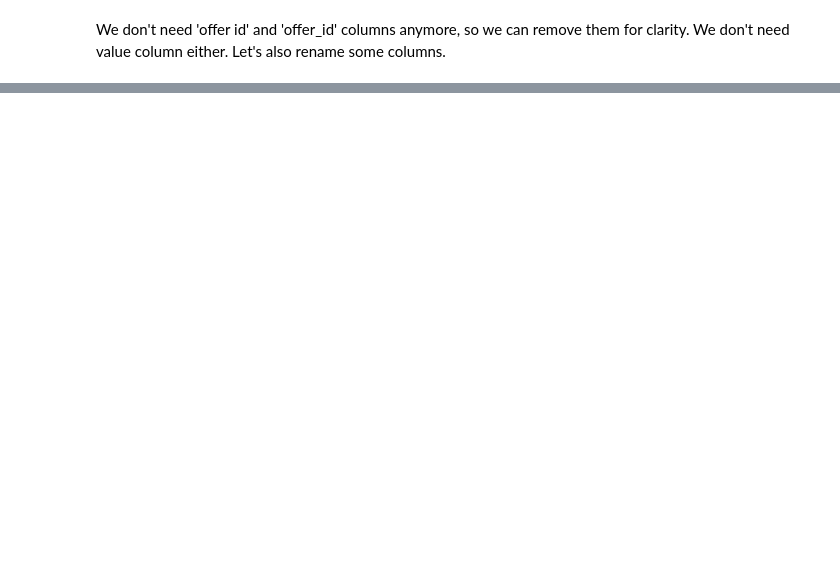
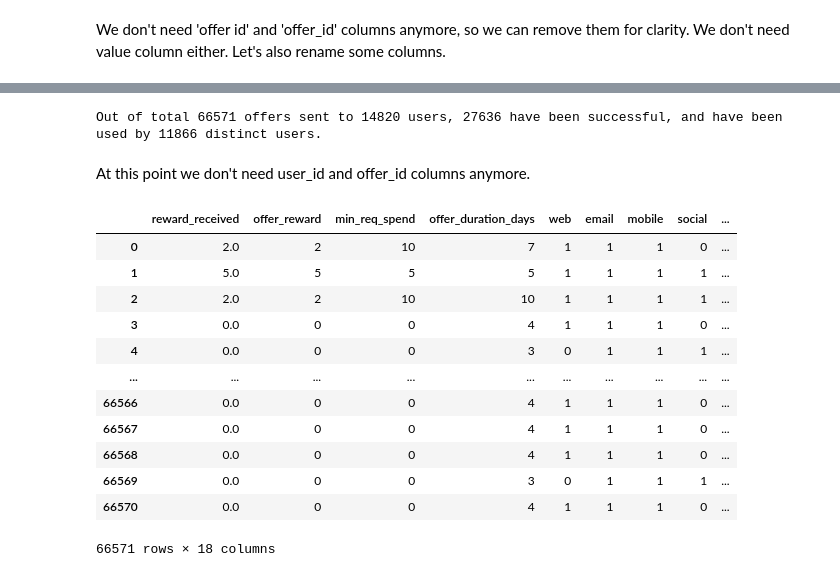
Before and after one commit to jvuger/StarbucksProject, a Jupyter notebook: Starbucks_Capstone_notebook.ipynb, the cells around one changed output, grey strips where cells are left out. Drawn from its saved outputs; the diff is of its cells as text; code cells hidden in the pictures; blank space fills up the shorter version.

```diff
--- a/Starbucks_Capstone_notebook.ipynb
+++ b/Starbucks_Capstone_notebook.ipynb
@@ -451,0 +1089,3 @@ transcript_new[transcript_new['person'] == '78afa995795e4d85b5d9ceeca43f5fef']
+# %%
+transcript_clean = pd.concat([bogo_discount_subset, info_subset], axis=0)
+transcript_clean
@@ -451,0 +1114,3 @@ transcript_new[transcript_new['person'] == '78afa995795e4d85b5d9ceeca43f5fef']
+# %%
+transcript_clean = transcript_clean[['user_id', 'offer_id', 'offer_successful', 'reward_received']]
+transcript_clean
@@ -451,0 +1140,3 @@ transcript_new[transcript_new['person'] == '78afa995795e4d85b5d9ceeca43f5fef']
+# %%
+transcript_clean = pd.merge(transcript_clean, portfolio_new, how = 'left', left_on = 'offer_id', right_on = 'offer_id')
+transcript_clean
@@ -451,0 +1168,3 @@ transcript_new[transcript_new['person'] == '78afa995795e4d85b5d9ceeca43f5fef']
+# %%
+transcript_clean = pd.merge(transcript_clean, profile_new, how = 'inner', left_on = 'user_id', right_on = 'user_id')
+transcript_clean
@@ -451,0 +1185,29 @@ transcript_new[transcript_new['person'] == '78afa995795e4d85b5d9ceeca43f5fef']
+# %%
+print("Out of total {} offers sent to {} users, {} have been successful, and have been used by {} distinct users.".format(transcript_clean.shape[0], len(transcript_clean['user_id'].unique()), transcript_clean[transcript_clean['offer_successful'] == 1].shape[0], len(transcript_clean[transcript_clean['offer_successful'] == 1]['user_id'].unique())))
+# %% [output]
+Out of total 66571 offers sent to 14820 users, 27636 have been successful, and have been used by 11866 distinct users.
+# %% [markdown]
+At this point we don't need user_id and offer_id columns anymore.
+# %%
+data_clean = transcript_clean.drop(['user_id', 'offer_id'], axis = 'columns')
+
+# moving column 'offer_successful' to the end
+temp_cols=data_clean.columns.tolist()
+new_cols=temp_cols[1:] + temp_cols[0:1]
+data_clean=data_clean[new_cols]
+
+data_clean
+# %% [output]
+|  | reward_received | offer_reward | min_req_spend | offer_duration_days | web | email | mobile | social | ... |
+| 0 | 2.0 | 2 | 10 | 7 | 1 | 1 | 1 | 0 | ... |
+| 1 | 5.0 | 5 | 5 | 5 | 1 | 1 | 1 | 1 | ... |
+| 2 | 2.0 | 2 | 10 | 10 | 1 | 1 | 1 | 1 | ... |
+| 3 | 0.0 | 0 | 0 | 4 | 1 | 1 | 1 | 0 | ... |
+| 4 | 0.0 | 0 | 0 | 3 | 0 | 1 | 1 | 1 | ... |
+| ... | ... | ... | ... | ... | ... | ... | ... | ... | ... |
+| 66566 | 0.0 | 0 | 0 | 4 | 1 | 1 | 1 | 0 | ... |
+| 66567 | 0.0 | 0 | 0 | 4 | 1 | 1 | 1 | 0 | ... |
+| 66568 | 0.0 | 0 | 0 | 4 | 1 | 1 | 1 | 0 | ... |
+| 66569 | 0.0 | 0 | 0 | 3 | 0 | 1 | 1 | 1 | ... |
+| 66570 | 0.0 | 0 | 0 | 4 | 1 | 1 | 1 | 0 | ... |
+66571 rows × 18 columns
```
Also changed, not shown: parts of 135 cells of this notebook.
